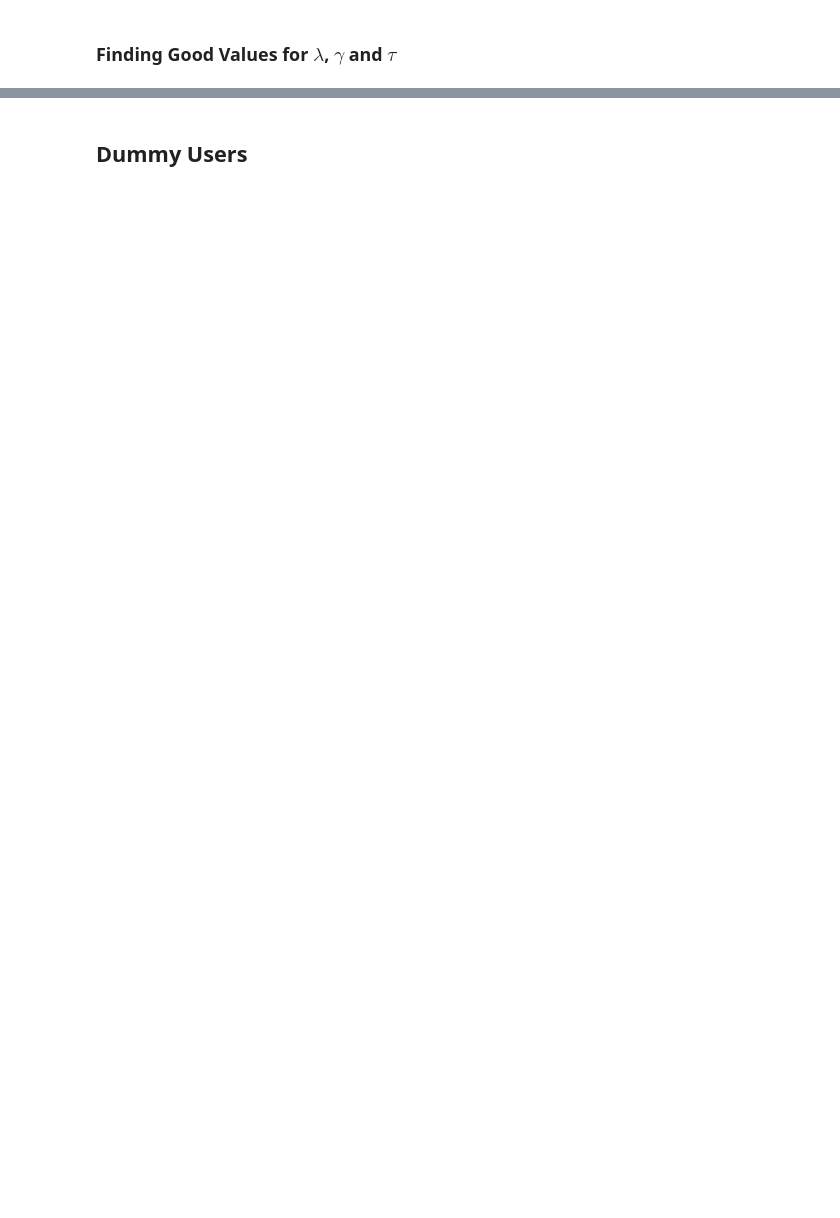
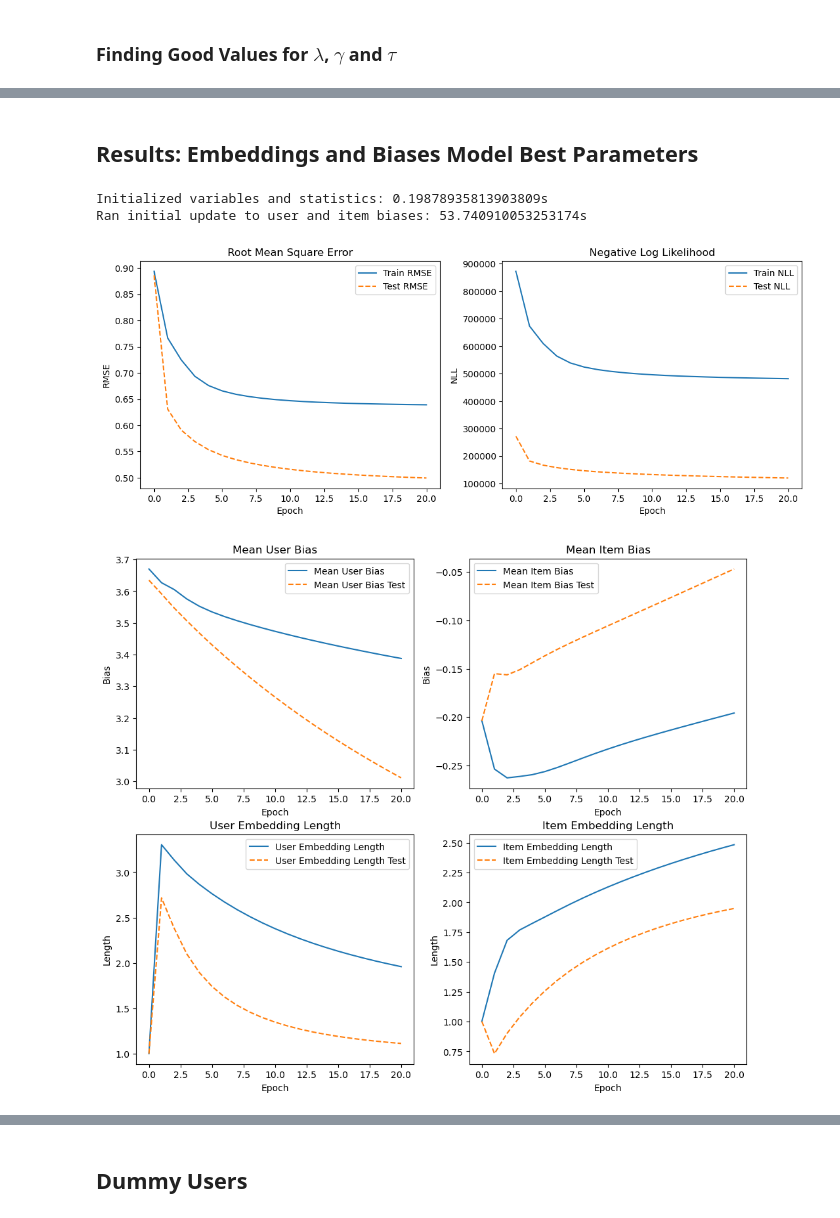
Before and after one commit to JamesHund/Recommender-System, a Jupyter notebook: demo.ipynb, the cells around one changed output, grey strips where cells are left out. Cells and saved outputs as stored; diff of their text form; code cells hidden in the pictures; blank space fills up the shorter version.

```diff
--- a/demo.ipynb
+++ b/demo.ipynb
@@ -132,0 +163,26 @@ KeyboardInterrupt:
+# %%
+#setting k to best value of k
+rec.set_k(20)
+
+def objective(trial):
+    # Suggest values for the gamma, lam, tau hyperparameters
+    gamma = trial.suggest_float("gamma", 0.01, 0.1)
+    lam = trial.suggest_float("lam", 0.01, 0.1)
+    tau = trial.suggest_float("tau", 0.01, 0.1)
+
+    # Set model parameters
+    rec.set_params(gamma=gamma, lam=lam, tau=tau)
+
+    # Fit model and get statistics
+    statistics = rec.fit_biases_only(max_iter=10)
+    final_RMSE = statistics["RMSEs_test"][-1]
+
+    #Optimize for best test RMSE
+    return final_RMSE
+
+# Create a study object and optimize the objective function
+study2 = optuna.create_study(direction="minimize")
+study2.optimize(objective, n_trials=20)
+
+print("Best parameters:", study2.best_params)
+print("Best value:", study2.best_value)
@@ -132,0 +245,14 @@ KeyboardInterrupt:
+# %%
+print("Best params embeddings")
+print(study.best_params)
+print(study.best_value)
+print(study.best_trial.number)
+best_params_embed = study.best_params
+gamma, lam, tau = best_params_embed["gamma"], best_params_embed["lam"], best_params_embed["tau"]
+
+print("Best params biases only")
+print(study2.best_params)
+print(study2.best_value)
+print(study2.best_trial.number)
+best_params_bias = study2.best_params
+gamma_bias, lam_bias, tau_bias = best_params_bias["gamma"], best_params_bias["lam"], best_params_bias["tau"]
@@ -132,0 +268,12 @@ KeyboardInterrupt:
+# %% [markdown]
+## Results: Embeddings and Biases Model Best Parameters
+# %%
+rec.set_k(20)
+rec.set_params(gamma=gamma, lam=lam, tau=tau)
+statistics_best = rec.fit(max_iter=20, extra_stats=True)
+plot_statistics(statistics_best, extra_stats=True, train_test_split=True, save_suffix="embed_best_params")
+# %% [output]
+Initialized variables and statistics: 0.19878935813903809s
+Ran initial update to user and item biases: 53.740910053253174s
+[figure, added]
+[figure, added]
```
Also changed, not shown: parts of 27 cells of this notebook, 2 other files.
